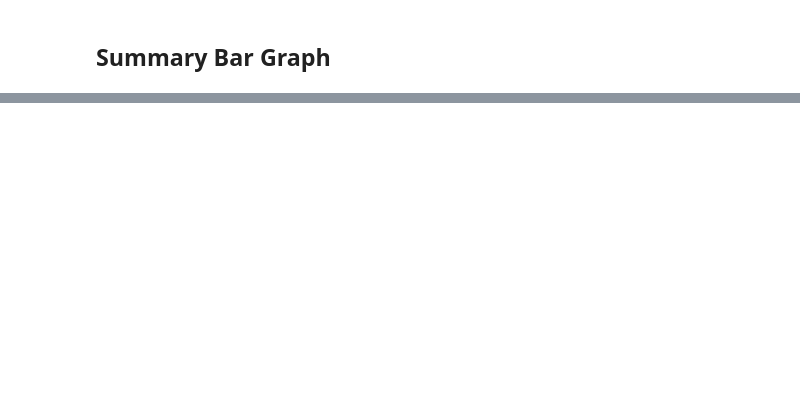
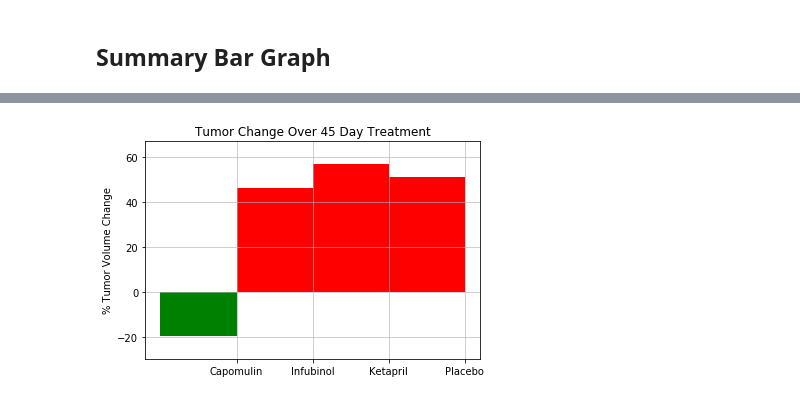
Before and after one commit to rossnicholson13/matplotlib-challenge, a Jupyter notebook: Instructions/Pymaceuticals/pymaceuticals_starter.ipynb, the cells around one changed output, grey strips where cells are left out. Saved outputs shown, nothing was run; the diff lists cells and outputs as text; code cells hidden in the pictures; blank space fills up the shorter version.

```diff
--- a/Instructions/Pymaceuticals/pymaceuticals_starter.ipynb
+++ b/Instructions/Pymaceuticals/pymaceuticals_starter.ipynb
@@ -231,4 +228,10 @@ plt.show()
 # %%
 # Calculate the percent changes for each drug
 
+first_row = mean_tumer_volume_formatted.iloc[0]
+last_row = mean_tumer_volume_formatted.iloc[len(mean_tumer_volume_formatted)-1]
+
+drug_pct = 100*((last_row-first_row)/first_row)
+
 # Display the data to confirm
+drug_pct
@@ -257,0 +251,54 @@ fig.show()
+# %%
+# Store all Relevant Percent Changes into a Tuple
+drug_pct_tuple = tuple(drug_pct)
+
+# Splice the data between passing and failing drugs
+
+passing_drugs = tuple(drug_pct.loc[drug_pct<0])
+failing_drugs = tuple(drug_pct.loc[drug_pct>=0])
+
+# Orient widths. Add labels, tick marks, etc.
+plt.figure(figsize=(6, 4))
+
+colors = []
+for i in ["Capomulin","Infubinol","Ketapril","Placebo"]:
+    if drug_pct[i]<0:
+        colors.append('g')
+    else:
+        colors.append('r')
+
+drugs = ["Capomulin","Infubinol","Ketapril","Placebo"]
+subset_pct = drug_pct.loc[drugs]
+x_axis = np.arange(len(drugs))
+
+my_bar_chart = plt.bar(x_axis, subset_pct, align="edge",width=-1,color=colors)
+tick_locations = [value for value in x_axis]
+plt.xticks(tick_locations, drugs)
+plt.xlim(-1.2, len(x_axis)-.8)
+plt.ylim(min(subset_pct)-10, max(subset_pct)+10)
+
+plt.title("Tumor Change Over 45 Day Treatment")
+plt.ylabel("% Tumor Volume Change")
+plt.grid(alpha=0.75)
+
+rects = my_bar_chart.patches
+
+# Make some labels.
+labels = ["label%d" % i for i in range(len(rects))]
+
+for rect, label in zip(rects, labels):
+    height = rect.get_height()
+    ax.text(rect.get_x() + rect.get_width() / 2, height + 5, 'TEst',
+            ha='center', va='bottom')
+
+# Use functions to label the percentages of changes
+
+# Call functions to implement the function calls
+plt.show()
+
+# Save the Figure
+
+
+# Show the Figure
+# %% [output]
+[figure, added]
```
Also changed, not shown: parts of 7 cells of this notebook.
